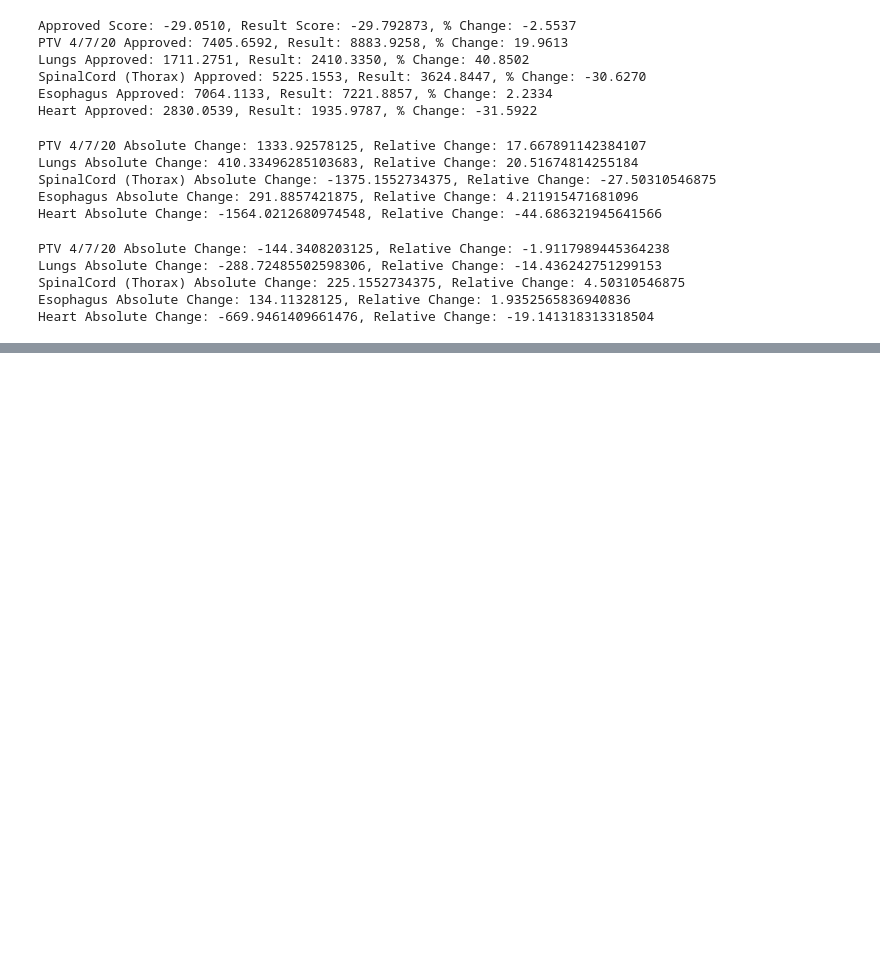
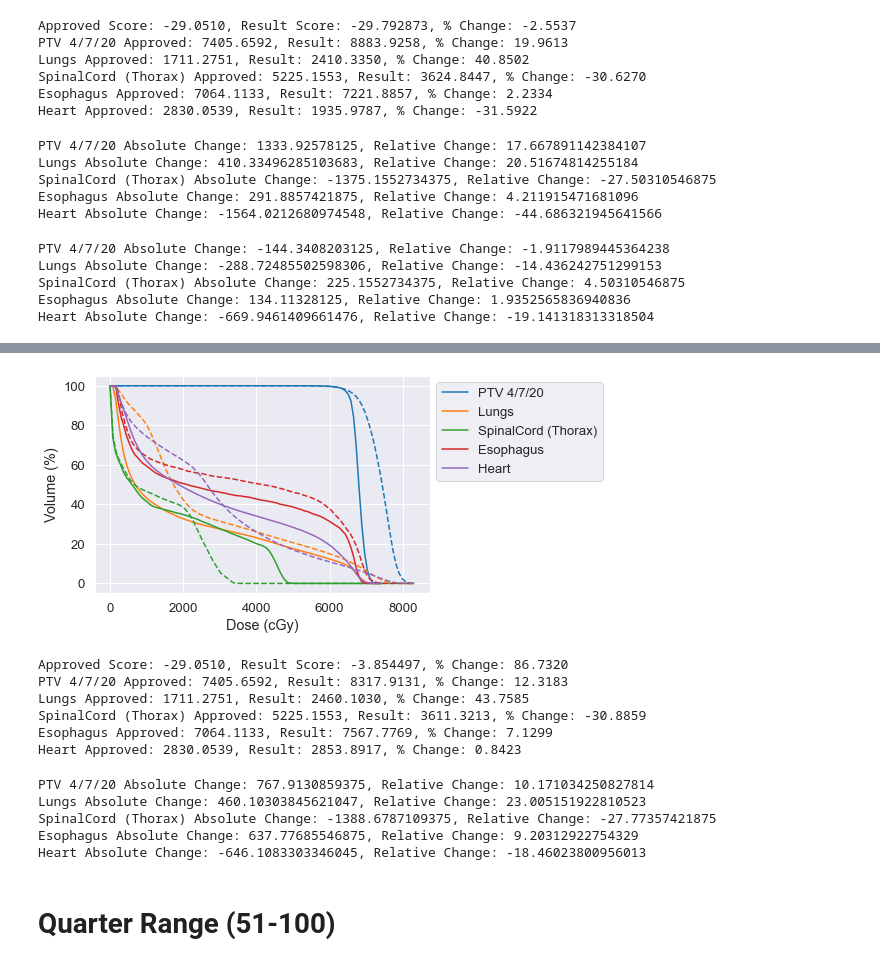
Before and after one commit to kels271828/RayBay, a Jupyter notebook: results/newPatient.ipynb, the cells around one changed output, grey strips where cells are left out. Drawn from its saved outputs; the diff is of its cells as text; code cells hidden in the pictures; blank space fills up the shorter version.

```diff
--- a/results/newPatient.ipynb
+++ b/results/newPatient.ipynb
@@ -173,0 +192,37 @@ Heart Absolute Change: -669.9461409661476, Relative Change: -19.141318313318504
+# %%
+# DVH
+plot_dvh(dvh_quarter0)
+# %% [output]
+[figure, added]
+# %%
+# Stats
+get_stats(fun_quarter0, objs_quarter0)
+
+# Clearly a worse plan, both in terms of score and ROI results
+# Only thing that improved was SpinalCord, most other things
+# significantly worse.
+
+# Tradeoff is to favor the SpinalCord and the Heart over other ROIs.
+# Clearly we need to change objective function shapes so that we prioritize
+# the correct organs.
+# %% [output]
+Approved Score: -29.0510, Result Score: -3.854497, % Change: 86.7320
+PTV 4/7/20 Approved: 7405.6592, Result: 8317.9131, % Change: 12.3183
+Lungs Approved: 1711.2751, Result: 2460.1030, % Change: 43.7585
+SpinalCord (Thorax) Approved: 5225.1553, Result: 3611.3213, % Change: -30.8859
+Esophagus Approved: 7064.1133, Result: 7567.7769, % Change: 7.1299
+Heart Approved: 2830.0539, Result: 2853.8917, % Change: 0.8423
+# %%
+# Quarter paramter range
+for roi in roi_list:
+    dose = objs_quarter0[roi][-1]['DoseValue']
+    res = objs_quarter0[roi][-1]['ResultValue']
+    print(f'{roi} Absolute Change: {res - dose}, Relative Change: {100*(res - dose)/dose}')
+# %% [output]
+PTV 4/7/20 Absolute Change: 767.9130859375, Relative Change: 10.171034250827814
+Lungs Absolute Change: 460.10303845621047, Relative Change: 23.005151922810523
+SpinalCord (Thorax) Absolute Change: -1388.6787109375, Relative Change: -27.77357421875
+Esophagus Absolute Change: 637.77685546875, Relative Change: 9.20312922754329
+Heart Absolute Change: -646.1083303346045, Relative Change: -18.46023800956013
+# %% [markdown]
+# Quarter Range (51-100)
```
Also changed, not shown: parts of 13 cells of this notebook, 15 other files.
